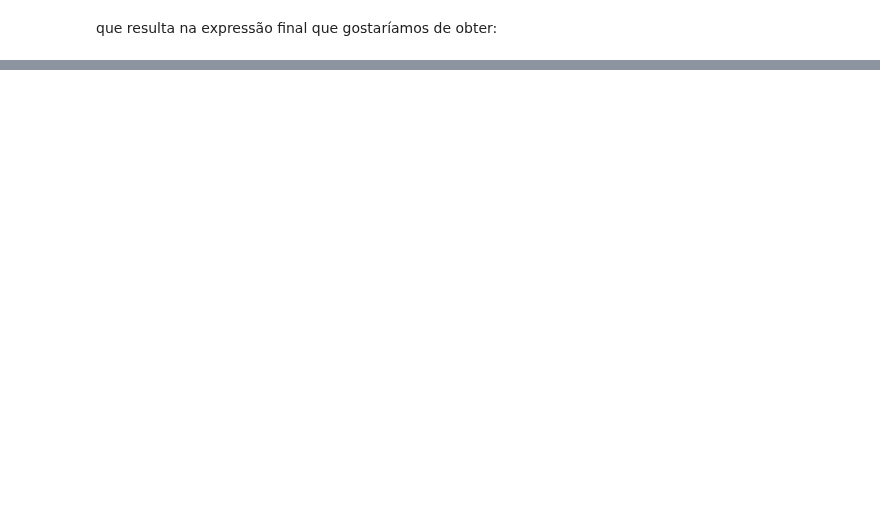
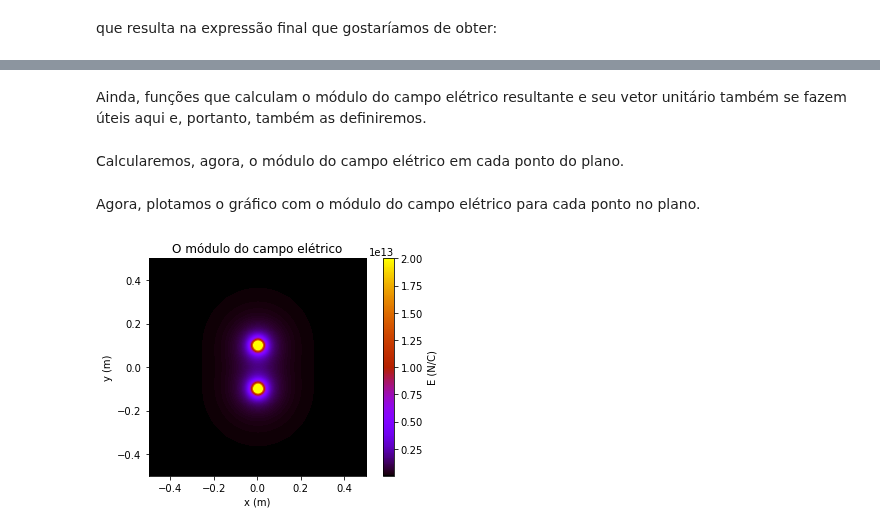
Before and after one commit to moseseusueus/PET.py, a Jupyter notebook: Notebooks/O campo elétrico gerado por um dipolo elétrico.ipynb, the cells around one changed output, grey strips where cells are left out. Drawn from its saved outputs; the diff is of its cells as text; code cells hidden in the pictures; blank space fills up the shorter version.

```diff
--- a/Notebooks/O campo elétrico gerado por um dipolo elétrico.ipynb
+++ b/Notebooks/O campo elétrico gerado por um dipolo elétrico.ipynb
@@ -82,0 +152,8 @@ $$
+# %%
+# Definindo Ex e Ey, utilizando do método das diferenças centradas para o cálculo das derivadas parciais.
+def Ex(q, q_posx, q_posy, x, y):
+    h = 1e-5
+    return -1/h*(phi(q, r(x + h/2, y, q_posx, q_posy)) - phi(q, r(x - h/2, y, q_posx, q_posy)))
+def Ey(q, q_posx, q_posy, x, y):
+    h = 1e-5
+    return -1/h*(phi(q, r(x, y + h/2, q_posx, q_posy)) - phi(q, r(x, y - h/2, q_posx, q_posy)))
@@ -82,0 +162,39 @@ $$
+# %%
+# Definindo o campo elétrico resultante como a soma vetorial do campo gerado por cada carga
+def Ex_res(x, y):
+    return Ex(q1, q1_posx, q1_posy, x, y) + Ex(q2, q2_posx, q2_posy, x, y)
+def Ey_res(x, y):
+    return Ey(q1, q1_posx, q1_posy, x, y) + Ey(q2, q2_posx, q2_posy, x, y)
+# %% [markdown]
+Ainda, funções que calculam o módulo do campo elétrico resultante e seu vetor unitário também se fazem úteis aqui e, portanto, também as definiremos.
+# %%
+# Definindo o módulo do campo elétrico resultante
+def E_mod(x, y):
+    return sqrt(Ex_res(x, y)**2 + Ey_res(x, y)**2)
+
+# Definindo o vetor unitário de cada componente do campo elétrico resultante
+def Ex_unit(x, y):
+    return Ex_res(x,y)/E_mod(x,y)
+def Ey_unit(x, y):
+    return Ey_res(x,y)/E_mod(x,y)
+# %% [markdown]
+Calcularemos, agora, o módulo do campo elétrico em cada ponto do plano.
+# %%
+# Atribuindo cada a cada ponto do plano um valor para o módulo do campo elétrico
+E_mod_list = []
+for j in y_points:
+    l = []
+    for i in x_points:
+        l.append(E_mod(i, j))
+    E_mod_list.append(l)
+# %% [markdown]
+Agora, plotamos o gráfico com o módulo do campo elétrico para cada ponto no plano.
+# %%
+im2 = plt.imshow(E_mod_list, extent=[-0.5, 0.5, -0.5, 0.5], cmap="gnuplot", vmax = 2e13)
+plt.xlabel("x (m)")
+plt.ylabel("y (m)")
+plt.title("O módulo do campo elétrico", fontsize = 12)
+plt.colorbar(im2, label="E (N/C)")
+plt.show()
+# %% [output]
+[figure, added]
```
Also changed, not shown: parts of 29 cells of this notebook.
